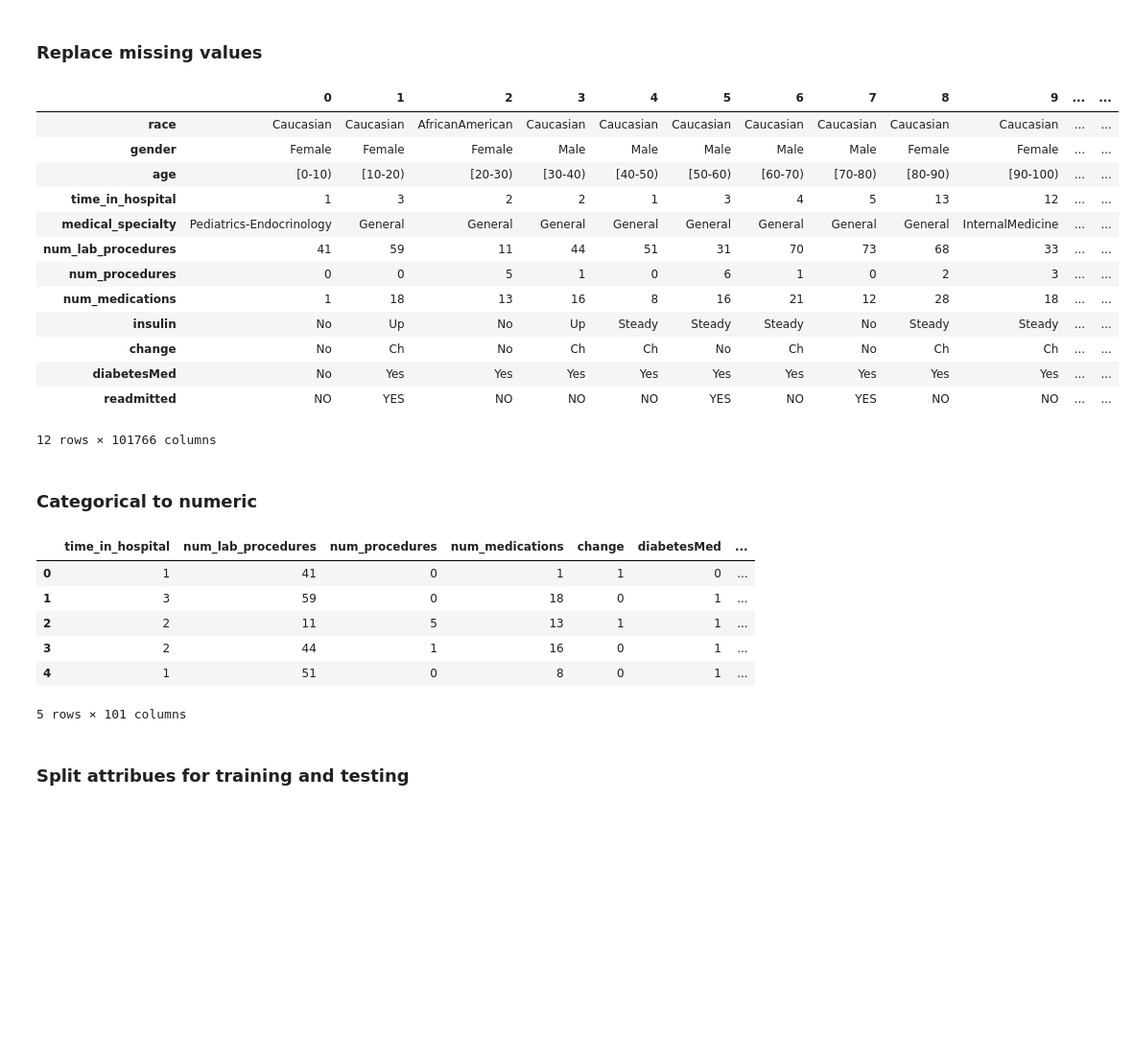
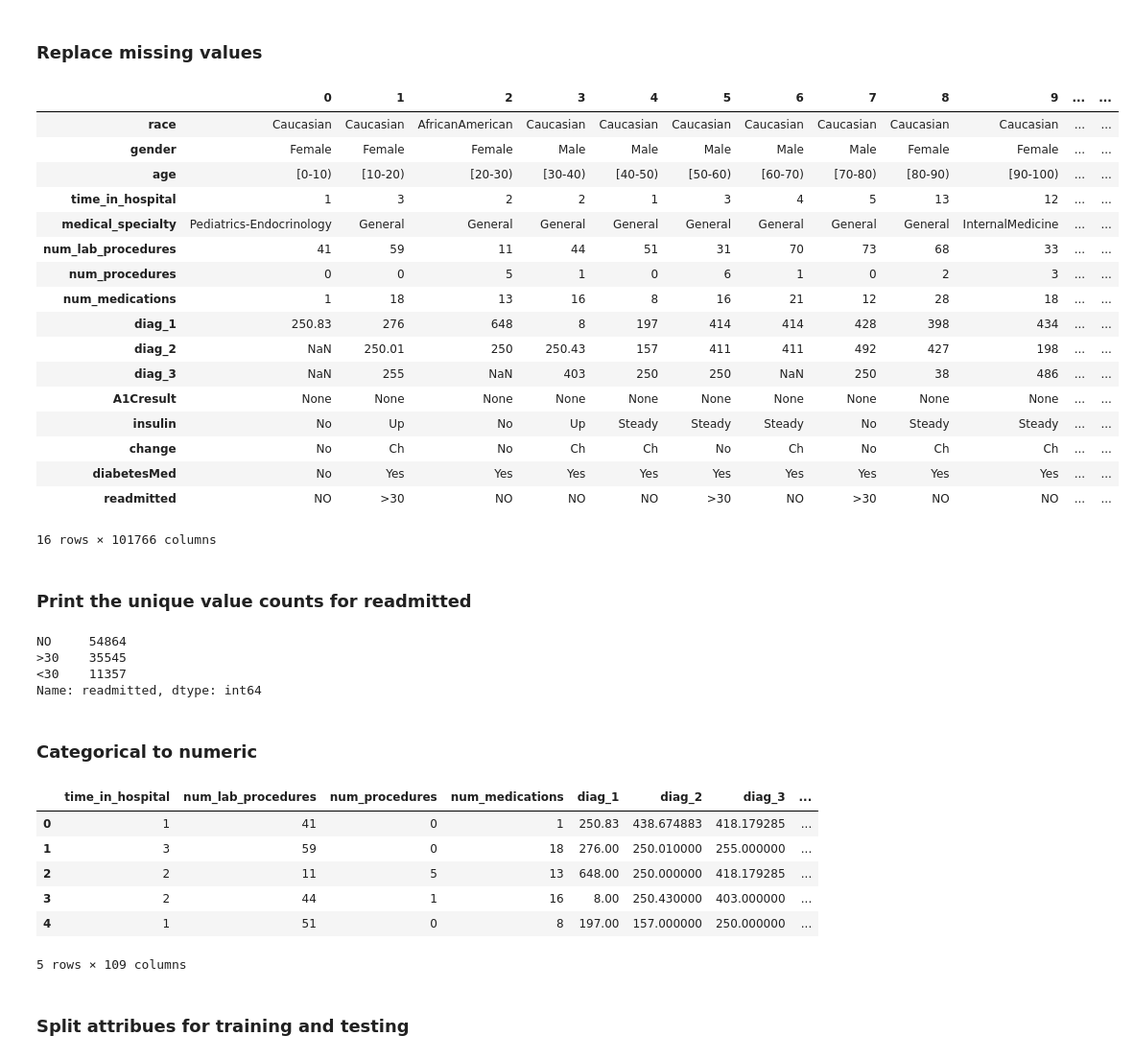
Before and after one commit to ml-medics/diabetes-ml-study, a Jupyter notebook: Hospital Dataset Analysis.ipynb, the cells around one changed output. Shown at 96% size. Drawn from its saved outputs; the diff is of its cells as text; code cells hidden in the pictures; blank space fills up the shorter version.

```diff
--- a/Hospital Dataset Analysis.ipynb
+++ b/Hospital Dataset Analysis.ipynb
@@ -33,6 +36,11 @@ import numpy as np
 # %% [markdown]
 ### Helper functions
 # %%
+def report_missing_value(df, attr):
+    missing_count = df[attr].isnull().sum()
+    if missing_count > 0:
+        print(attr,':', str(round(missing_count / len(df[attr]), 4)) + '%')
+
 def print_bold(text):
     display(Markdown("**{}**".format(text)))
 
@@ -119,0 +116,10 @@ readmitted :  0
+# %%
+attributes = df.columns.values
+print('Missing values:')
+for attr in attributes:
+    df[attr].replace('?', np.nan, inplace=True)
+    df[attr].replace('', np.nan, inplace=True)
+    df[attr].replace(r'[V|E][\d]+', np.nan, regex=True, inplace=True)
+    report_missing_value(df, attr)
+
+df[['diag_1', 'diag_2', 'diag_3']] = df[['diag_1', 'diag_2', 'diag_3']].astype(float)
@@ -142,9 +170,9 @@ Drop attributes like IDs and other irrelevant attributes
 # %%
 bad_features = ['encounter_id', 'patient_nbr', 'weight', 'payer_code', 'admission_type_id',
                 'discharge_disposition_id', 'admission_source_id', 'number_outpatient', 'number_emergency',
-                'number_inpatient', 'diag_1', 'diag_2', 'diag_3', 'number_diagnoses', 'examide',
+                'number_inpatient', 'number_diagnoses', 'examide',
                 'citoglipton', 'glyburide-metformin', 'glipizide-metformin', 'glimepiride-pioglitazone',
-                'metformin-rosiglitazone', 'metformin-pioglitazone', 'max_glu_serum', 'A1Cresult',
+                'metformin-rosiglitazone', 'metformin-pioglitazone', 'max_glu_serum',
                 'metformin', 'repaglinide', 'nateglinide', 'chlorpropamide', 'glimepiride', 'acetohexamide',
                 'glipizide', 'glyburide', 'tolbutamide', 'pioglitazone', 'rosiglitazone', 'acarbose',
                 'miglitol', 'troglitazone', 'tolazamide', 'examide', 'citoglipton']
@@ -152,30 +180,43 @@ df.drop(bad_features, inplace=True, axis =1)
 # %% [markdown]
 ### Replace missing values
 # %%
-df['medical_specialty'] = df['medical_specialty'].replace(['?', ''], 'General')
-df['race'] = df['race'].replace(['?', ''], 'Other')
-df['readmitted'] = df['readmitted'].replace(['<30'], 'YES')
-df['readmitted'] = df['readmitted'].replace(['>30'], 'YES')
+df['medical_specialty'] = df['medical_specialty'].replace([np.nan, ''], 'General')
+df['race'] = df['race'].replace(np.nan, 'Other')
+# df['readmitted'] = df['readmitted'].replace(['<30'], 'YES')
+# df['readmitted'] = df['readmitted'].replace(['>30'], 'YES')
 df.transpose()
 # %% [output]
 |  | 0 | 1 | 2 | 3 | 4 | 5 | 6 | 7 | 8 | 9 | ... | ... |
 | race | Caucasian | Caucasian | AfricanAmerican | Caucasian | Caucasian | Caucasian | Caucasian | Caucasian | Caucasian | Caucasian | ... | ... |
 | gender | Female | Female | Female | Male | Male | Male | Male | Male | Female | Female | ... | ... |
 | age | [0-10) | [10-20) | [20-30) | [30-40) | [40-50) | [50-60) | [60-70) | [70-80) | [80-90) | [90-100) | ... | ... |
 | time_in_hospital | 1 | 3 | 2 | 2 | 1 | 3 | 4 | 5 | 13 | 12 | ... | ... |
 | medical_specialty | Pediatrics-Endocrinology | General | General | General | General | General | General | General | General | InternalMedicine | ... | ... |
 | num_lab_procedures | 41 | 59 | 11 | 44 | 51 | 31 | 70 | 73 | 68 | 33 | ... | ... |
 | num_procedures | 0 | 0 | 5 | 1 | 0 | 6 | 1 | 0 | 2 | 3 | ... | ... |
 | num_medications | 1 | 18 | 13 | 16 | 8 | 16 | 21 | 12 | 28 | 18 | ... | ... |
+| diag_1 | 250.83 | 276 | 648 | 8 | 197 | 414 | 414 | 428 | 398 | 434 | ... | ... |
+| diag_2 | NaN | 250.01 | 250 | 250.43 | 157 | 411 | 411 | 492 | 427 | 198 | ... | ... |
+| diag_3 | NaN | 255 | NaN | 403 | 250 | 250 | NaN | 250 | 38 | 486 | ... | ... |
+| A1Cresult | None | None | None | None | None | None | None | None | None | None | ... | ... |
 | insulin | No | Up | No | Up | Steady | Steady | Steady | No | Steady | Steady | ... | ... |
 | change | No | Ch | No | Ch | Ch | No | Ch | No | Ch | Ch | ... | ... |
 | diabetesMed | No | Yes | Yes | Yes | Yes | Yes | Yes | Yes | Yes | Yes | ... | ... |
-| readmitted | NO | YES | NO | NO | NO | YES | NO | YES | NO | NO | ... | ... |
+| readmitted | NO | >30 | NO | NO | NO | >30 | NO | >30 | NO | NO | ... | ... |
-12 rows × 101766 columns
+16 rows × 101766 columns
+# %% [markdown]
+### Print the unique value counts for readmitted
+# %%
+df['readmitted'].value_counts()
+# %% [output]
+NO     54864
+>30    35545
+<30    11357
+Name: readmitted, dtype: int64
 # %% [markdown]
 ### Categorical to numeric
 # %%
-dummy_columns = ['race', 'gender','age', 'insulin', 'medical_specialty']
+dummy_columns = ['race', 'gender','age', 'insulin', 'medical_specialty', 'A1Cresult' , 'diabetesMed' ]
 df_dummies = pd.get_dummies(df, columns=dummy_columns)
 
 df_dummies['readmitted'] = pd.Categorical(df_dummies['readmitted']).codes
@@ -187,15 +228,20 @@ df_dummies.drop('readmitted' , inplace = True, axis =1)
 df_attr = df_dummies
 
 # Concvert binary categorical values to numeric
-df_attr['diabetesMed'] = pd.Categorical(df_attr['diabetesMed']).codes
+# df_attr['diabetesMed'] = pd.Categorical(df_attr['diabetesMed']).codes
 df_attr['change'] = pd.Categorical(df_attr['change']).codes
+# Fill in missing values for diagnosis measures
+
+df_attr['diag_1']= df_attr['diag_1'].fillna((df_attr['diag_1'].mean()))
+df_attr['diag_2']= df_attr['diag_2'].fillna((df_attr['diag_2'].mean()))
+df_attr['diag_3']= df_attr['diag_3'].fillna((df_attr['diag_3'].mean()))
 
 df_attr.head()
 # %% [output]
-|  | time_in_hospital | num_lab_procedures | num_procedures | num_medications | change | diabetesMed | ... |
-| 0 | 1 | 41 | 0 | 1 | 1 | 0 | ... |
-| 1 | 3 | 59 | 0 | 18 | 0 | 1 | ... |
-| 2 | 2 | 11 | 5 | 13 | 1 | 1 | ... |
-| 3 | 2 | 44 | 1 | 16 | 0 | 1 | ... |
-| 4 | 1 | 51 | 0 | 8 | 0 | 1 | ... |
+|  | time_in_hospital | num_lab_procedures | num_procedures | num_medications | diag_1 | diag_2 | diag_3 | ... |
+| 0 | 1 | 41 | 0 | 1 | 250.83 | 438.674883 | 418.179285 | ... |
+| 1 | 3 | 59 | 0 | 18 | 276.00 | 250.010000 | 255.000000 | ... |
+| 2 | 2 | 11 | 5 | 13 | 648.00 | 250.000000 | 418.179285 | ... |
+| 3 | 2 | 44 | 1 | 16 | 8.00 | 250.430000 | 403.000000 | ... |
+| 4 | 1 | 51 | 0 | 8 | 197.00 | 157.000000 | 250.000000 | ... |
-5 rows × 101 columns
+5 rows × 109 columns
```
Also changed, not shown: parts of 10 cells of this notebook.
